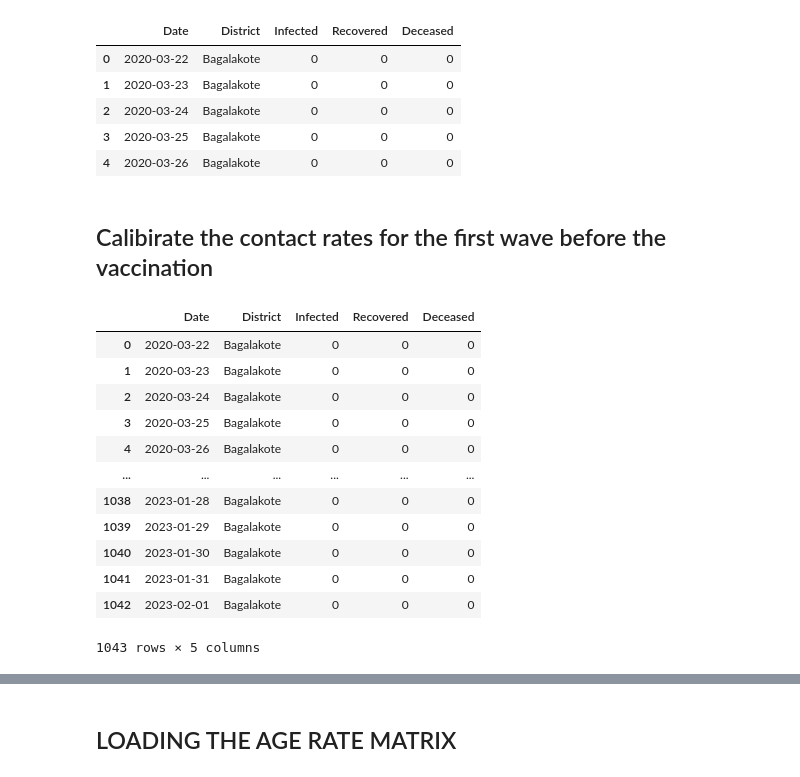
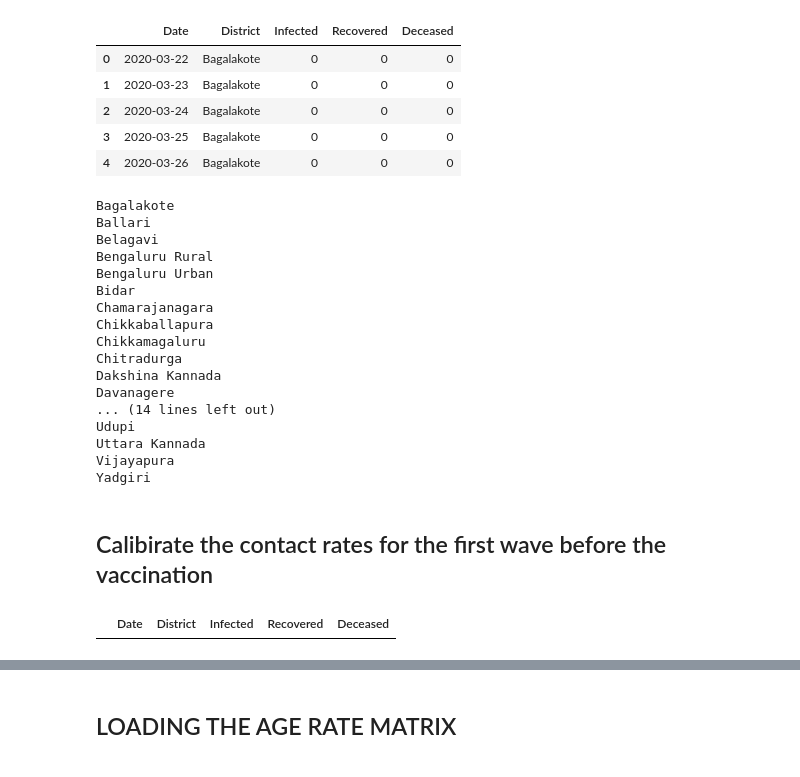
Before and after one commit to HimanshuSingh-all/Patch-Based-Simulator, a Jupyter notebook: beta_calibiration.ipynb, the cells around one changed output, grey strips where cells are left out. Saved outputs shown, nothing was run; the diff lists cells and outputs as text; code cells hidden in the pictures.

```diff
--- a/beta_calibiration.ipynb
+++ b/beta_calibiration.ipynb
@@ -30,2 +67,8 @@ CASESDATAFRAME.head()
+# %%
+# Remove karnataka and 'others' just for example
+CASESDATAFRAME = CASESDATAFRAME[CASESDATAFRAME['District']!='Karnataka']
+CASESDATAFRAME = CASESDATAFRAME[CASESDATAFRAME['District']!='Others']
 # %%
-CASESDATAFRAME['Date'] = pd.to_datetime(CASESDATAFRAME['Date'])
+CASESDATAFRAME['Date'] = pd.to_datetime(CASESDATAFRAME['Date'], dayfirst=True)
+altframe['Date'] = pd.to_datetime(altframe['Date'], dayfirst=True)
+CASESDATAFRAME
@@ -51,24 +108,33 @@ CASESDATAFRAME.head()
 | 2 | 2020-03-24 | Bagalakote | 0 | 0 | 0 |
 | 3 | 2020-03-25 | Bagalakote | 0 | 0 | 0 |
 | 4 | 2020-03-26 | Bagalakote | 0 | 0 | 0 |
+# %%
+for dist in DISTRICTS_UNITS:
+    print(dist)
+# %% [output]
+Bagalakote
+Ballari
+Belagavi
+Bengaluru Rural
+Bengaluru Urban
+Bidar
+Chamarajanagara
+Chikkaballapura
+Chikkamagaluru
+Chitradurga
+Dakshina Kannada
+Davanagere
+... (14 lines left out)
+Udupi
+Uttara Kannada
+Vijayapura
+Yadgiri
 # %% [markdown]
 ## Calibirate the contact rates for the first wave before the vaccination
 # %%
-CASESDATAFRAME[CASESDATAFRAME['District']=='Bagalakote']
+CASESDATAFRAME[CASESDATAFRAME['District']=='Others']
 # %% [output]
 |  | Date | District | Infected | Recovered | Deceased |
-| 0 | 2020-03-22 | Bagalakote | 0 | 0 | 0 |
-| 1 | 2020-03-23 | Bagalakote | 0 | 0 | 0 |
-| 2 | 2020-03-24 | Bagalakote | 0 | 0 | 0 |
-| 3 | 2020-03-25 | Bagalakote | 0 | 0 | 0 |
-| 4 | 2020-03-26 | Bagalakote | 0 | 0 | 0 |
-| ... | ... | ... | ... | ... | ... |
-| 1038 | 2023-01-28 | Bagalakote | 0 | 0 | 0 |
-| 1039 | 2023-01-29 | Bagalakote | 0 | 0 | 0 |
-| 1040 | 2023-01-30 | Bagalakote | 0 | 0 | 0 |
-| 1041 | 2023-01-31 | Bagalakote | 0 | 0 | 0 |
-| 1042 | 2023-02-01 | Bagalakote | 0 | 0 | 0 |
-1043 rows × 5 columns
 # %%
 def get_district_cases(
         dataframe,
```
Also changed, not shown: parts of 20 cells of this notebook, 2 other files.
